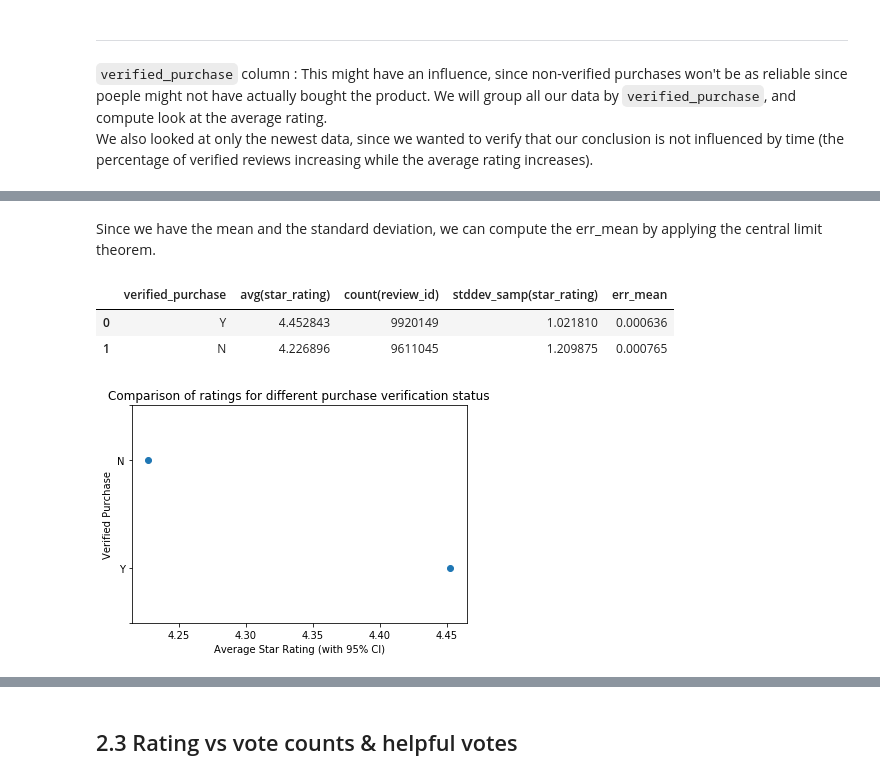
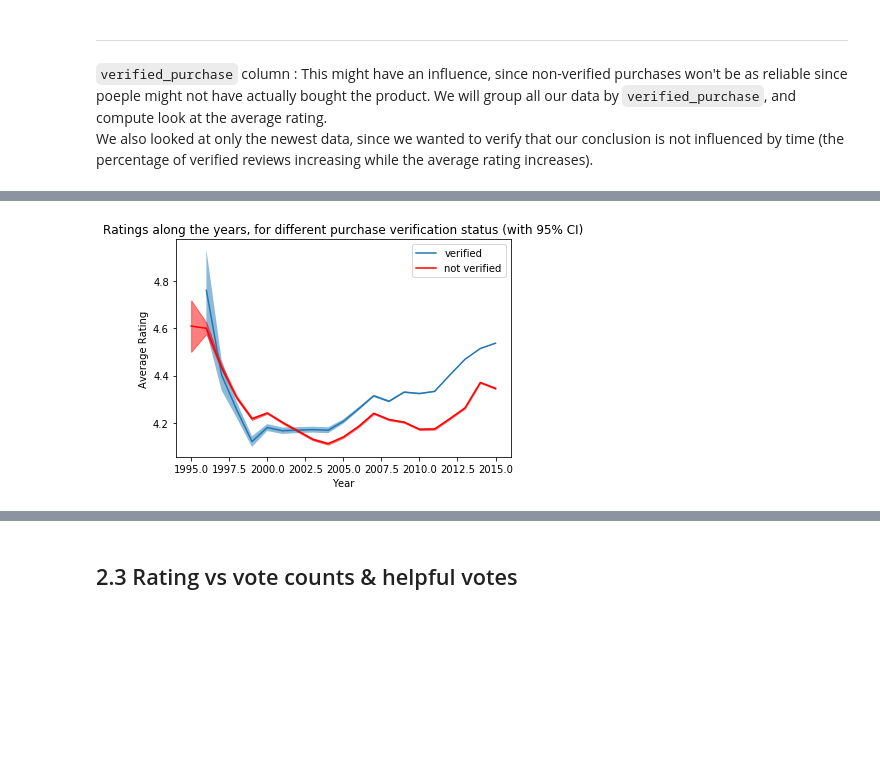
Before and after one commit to Billotais/cs_401_project, a Jupyter notebook: notebook.ipynb, the cells around one changed output, grey strips where cells are left out. Drawn from its saved outputs; the diff is of its cells as text; code cells hidden in the pictures; blank space fills up the shorter version.

```diff
--- a/notebook.ipynb
+++ b/notebook.ipynb
@@ -67,22 +57,0 @@ ver_pandas.dropna(inplace=True)
-# %% [markdown]
-Since we have the mean and the standard deviation, we can compute the err_mean by applying the central limit theorem.
-# %%
-ver_pandas['err_mean']=1.96*ver_pandas['stddev_samp(star_rating)']/np.sqrt(ver_pandas['count(review_id)'])
-ver_pandas.reset_index(inplace=True,drop=True)
-ver_pandas
-# %% [output]
-|  | verified_purchase | avg(star_rating) | count(review_id) | stddev_samp(star_rating) | err_mean |
-| 0 | Y | 4.452843 | 9920149 | 1.021810 | 0.000636 |
-| 1 | N | 4.226896 | 9611045 | 1.209875 | 0.000765 |
-# %%
-y = [1, 3]
-
-plt.figure()
-plt.errorbar(ver_pandas['avg(star_rating)'], y, xerr=ver_pandas['err_mean'], fmt = 'o')
-plt.yticks((0, 1, 3, 4), ('', ver_pandas['verified_purchase'][0], ver_pandas['verified_purchase'][1],''))
-plt.ylabel('Verified Purchase')
-plt.xlabel('Average Star Rating (with 95% CI)')
-plt.title('Comparison of ratings for different purchase verification status')
-plt.show()
-# %% [output]
-[figure, removed]
@@ -89 +65,23 @@ plt.show()
+# %%
+verified = to_pandas.loc[to_pandas['verified_purchase'] == "Y"]
+not_verified = to_pandas.loc[to_pandas['verified_purchase'] == "N"]
+# %%
+# Plot the results
+
+# First plot the average rating with it's condidence interval
+plt.plot(verified['year'], verified['avg'], label='verified')
+plt.fill_between(verified['year'], verified['avg']- 1.96 * verified['std'] / np.sqrt(verified['count']), \
+                                            verified['avg'] + 1.96 * verified['std'] / np.sqrt(verified['count']), alpha=0.5)
+
+plt.plot(not_verified['year'], not_verified['avg'], color='red', label='not verified')
+plt.fill_between(not_verified['year'], not_verified['avg']- 1.96 * not_verified['std'] / np.sqrt(not_verified['count']), \
+                 not_verified['avg'] + 1.96 * not_verified['std'] / np.sqrt(not_verified['count']), alpha=0.5, color='red')
+
+plt.xlabel('Year')
+plt.ylabel('Average Rating')
+plt.title('Ratings along the years, for different purchase verification status (with 95% CI)')
+plt.legend()
+plt.show()
+# %% [output]
+[figure, added]
 # %% [markdown]
```
Also changed, not shown: parts of 5 cells of this notebook.
